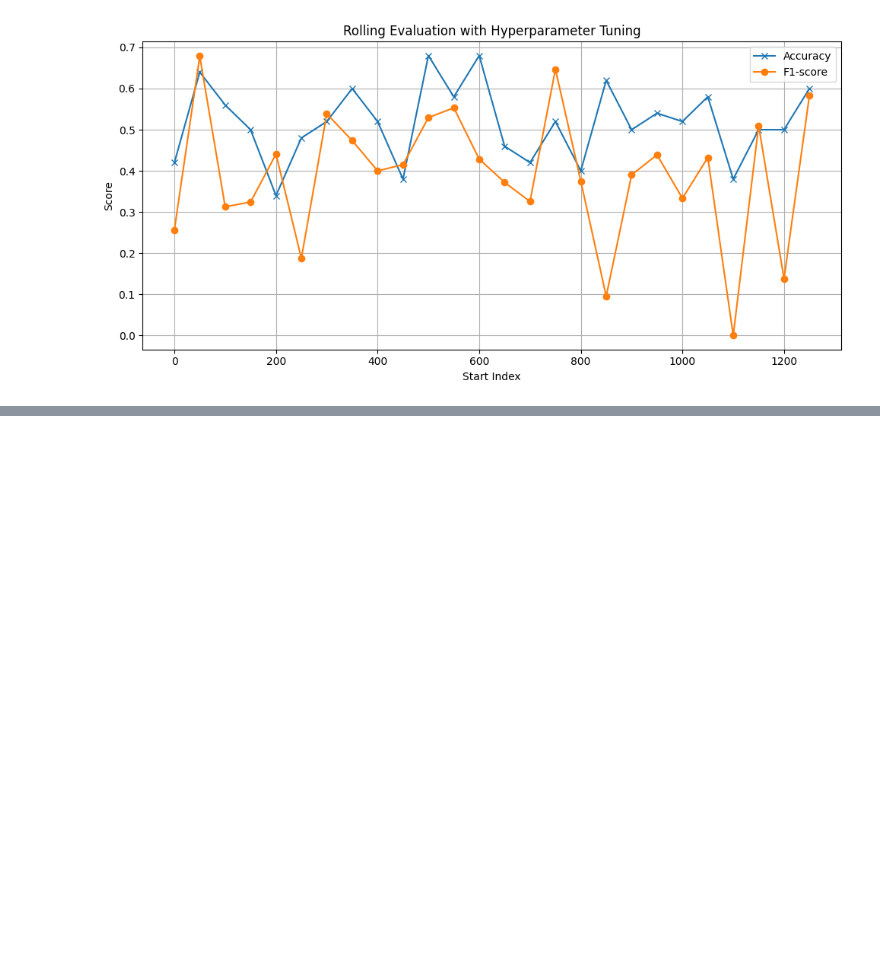
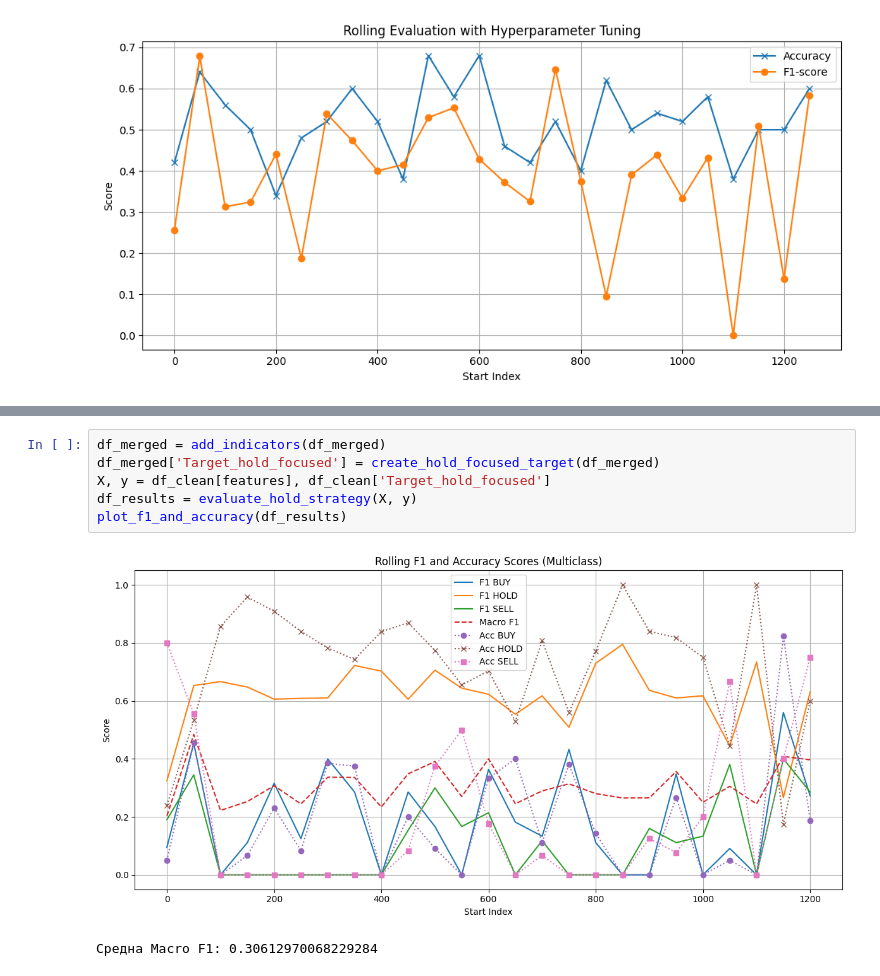
Before and after one commit to Kocevav/Research-project, a Jupyter notebook: Research.ipynb, the cells around one changed output, grey strips where cells are left out. Drawn from its saved outputs; the diff is of its cells as text; blank space fills up the shorter version.

```diff
--- a/Research.ipynb
+++ b/Research.ipynb
@@ -386,0 +668,9 @@ plt.show()
+# %%
+df_merged = add_indicators(df_merged)
+df_merged['Target_hold_focused'] = create_hold_focused_target(df_merged)
+X, y = df_clean[features], df_clean['Target_hold_focused']
+df_results = evaluate_hold_strategy(X, y)
+plot_f1_and_accuracy(df_results)
+# %% [output]
+[figure, added]
+Средна Macro F1: 0.30612970068229284
```
Also changed, not shown: parts of 9 cells of this notebook.
